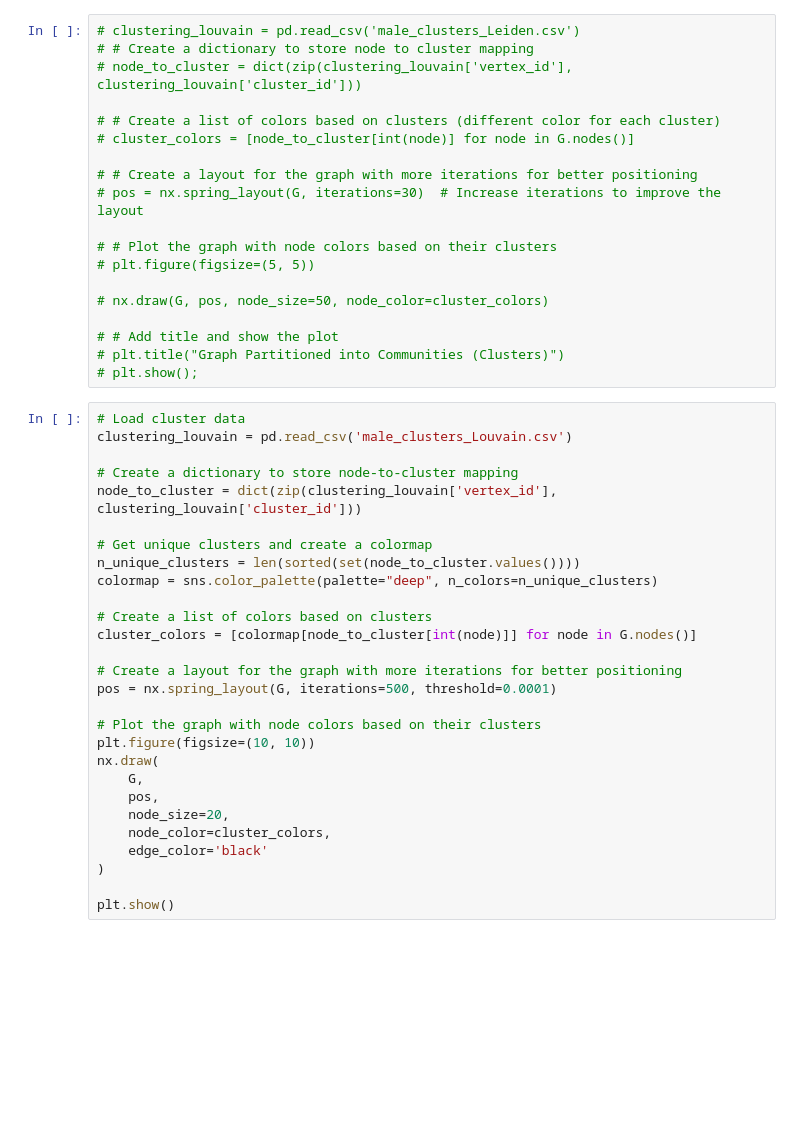
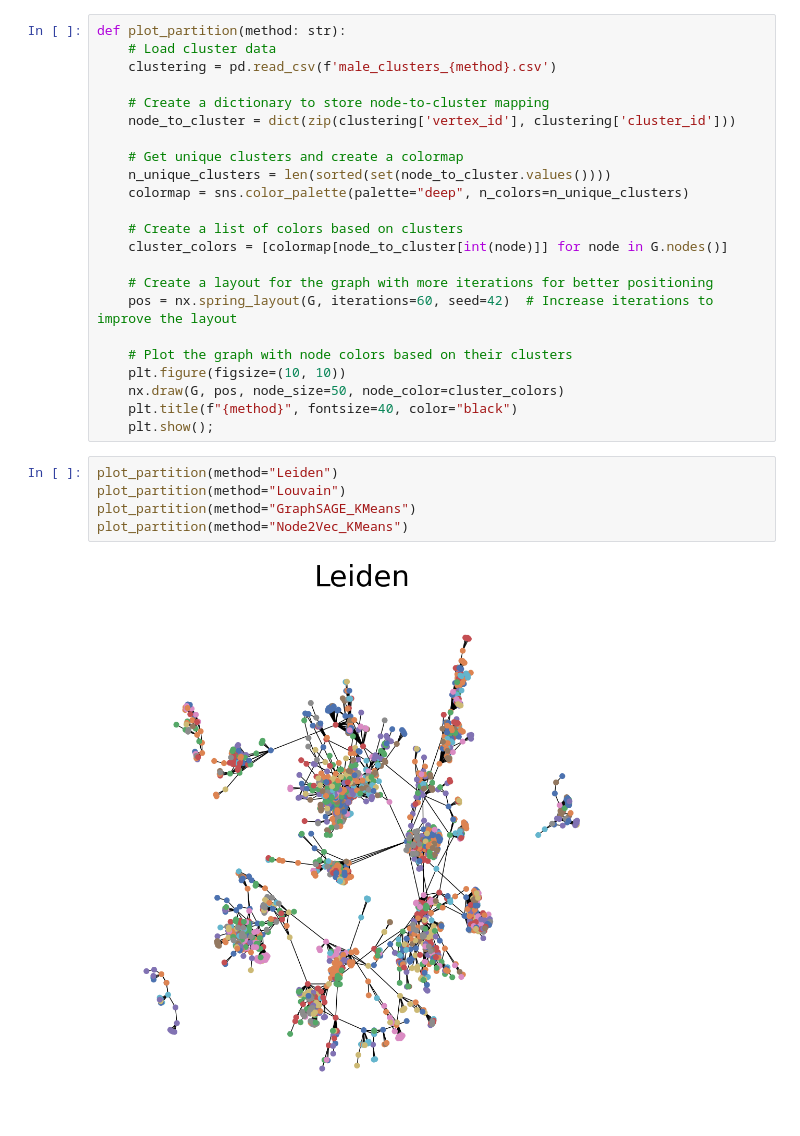
Before and after one commit to Skripkon/DatingGNN, a Jupyter notebook: final_solution/charts.ipynb, the cells around one changed output. Cells and saved outputs as stored; diff of their text form; blank space fills up the shorter version.

```diff
--- a/final_solution/charts.ipynb
+++ b/final_solution/charts.ipynb
@@ -20,47 +23,30 @@ plt.show();
 # %%
-# clustering_louvain = pd.read_csv('male_clusters_Leiden.csv')
-# # Create a dictionary to store node to cluster mapping
-# node_to_cluster = dict(zip(clustering_louvain['vertex_id'], clustering_louvain['cluster_id']))
+def plot_partition(method: str):
+    # Load cluster data
+    clustering = pd.read_csv(f'male_clusters_{method}.csv')
 
-# # Create a list of colors based on clusters (different color for each cluster)
-# cluster_colors = [node_to_cluster[int(node)] for node in G.nodes()]
+    # Create a dictionary to store node-to-cluster mapping
+    node_to_cluster = dict(zip(clustering['vertex_id'], clustering['cluster_id']))
 
-# # Create a layout for the graph with more iterations for better positioning
-# pos = nx.spring_layout(G, iterations=30)  # Increase iterations to improve the layout
+    # Get unique clusters and create a colormap
+    n_unique_clusters = len(sorted(set(node_to_cluster.values())))
+    colormap = sns.color_palette(palette="deep", n_colors=n_unique_clusters)
 
-# # Plot the graph with node colors based on their clusters
-# plt.figure(figsize=(5, 5))
+    # Create a list of colors based on clusters
+    cluster_colors = [colormap[node_to_cluster[int(node)]] for node in G.nodes()]
 
-# nx.draw(G, pos, node_size=50, node_color=cluster_colors)
+    # Create a layout for the graph with more iterations for better positioning
+    pos = nx.spring_layout(G, iterations=60, seed=42)  # Increase iterations to improve the layout
 
-# # Add title and show the plot
-# plt.title("Graph Partitioned into Communities (Clusters)")
-# plt.show();
+    # Plot the graph with node colors based on their clusters
+    plt.figure(figsize=(10, 10))
+    nx.draw(G, pos, node_size=50, node_color=cluster_colors)
+    plt.title(f"{method}", fontsize=40, color="black")
+    plt.show();
-# %%
-# Load cluster data
-clustering_louvain = pd.read_csv('male_clusters_Louvain.csv')
-
-# Create a dictionary to store node-to-cluster mapping
-node_to_cluster = dict(zip(clustering_louvain['vertex_id'], clustering_louvain['cluster_id']))
-
-# Get unique clusters and create a colormap
-n_unique_clusters = len(sorted(set(node_to_cluster.values())))
-colormap = sns.color_palette(palette="deep", n_colors=n_unique_clusters)
-
-# Create a list of colors based on clusters
-cluster_colors = [colormap[node_to_cluster[int(node)]] for node in G.nodes()]
-
-# Create a layout for the graph with more iterations for better positioning
-pos = nx.spring_layout(G, iterations=500, threshold=0.0001)
-
-# Plot the graph with node colors based on their clusters
-plt.figure(figsize=(10, 10))
-nx.draw(
-    G,
-    pos,
-    node_size=20,
-    node_color=cluster_colors,
-    edge_color='black'
-)
-
-plt.show()
+# %%
+plot_partition(method="Leiden")
+plot_partition(method="Louvain")
+plot_partition(method="GraphSAGE_KMeans")
+plot_partition(method="Node2Vec_KMeans")
+# %% [output]
+[figure, added]
```
Also changed, not shown: parts of 2 cells of this notebook, 2 other files.
